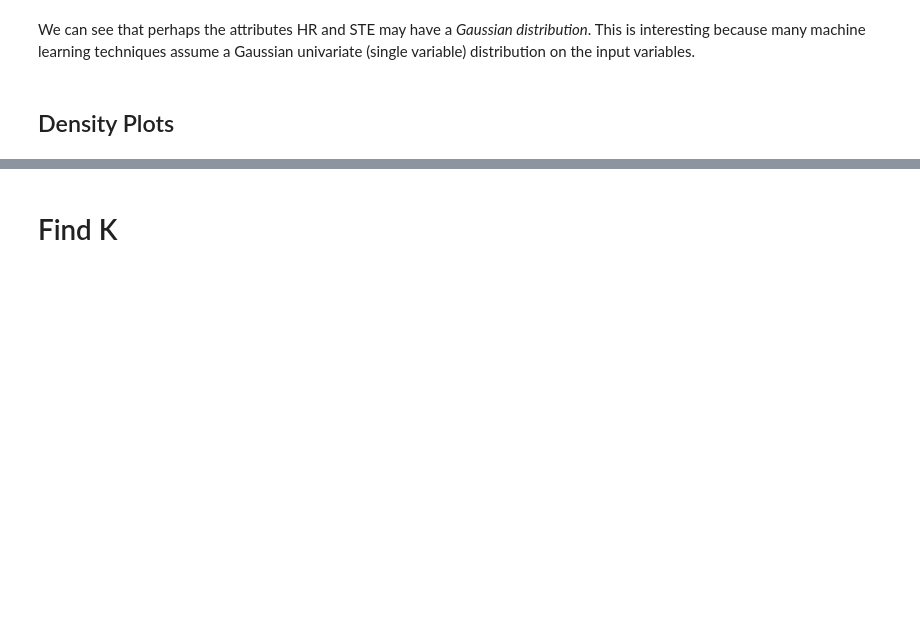
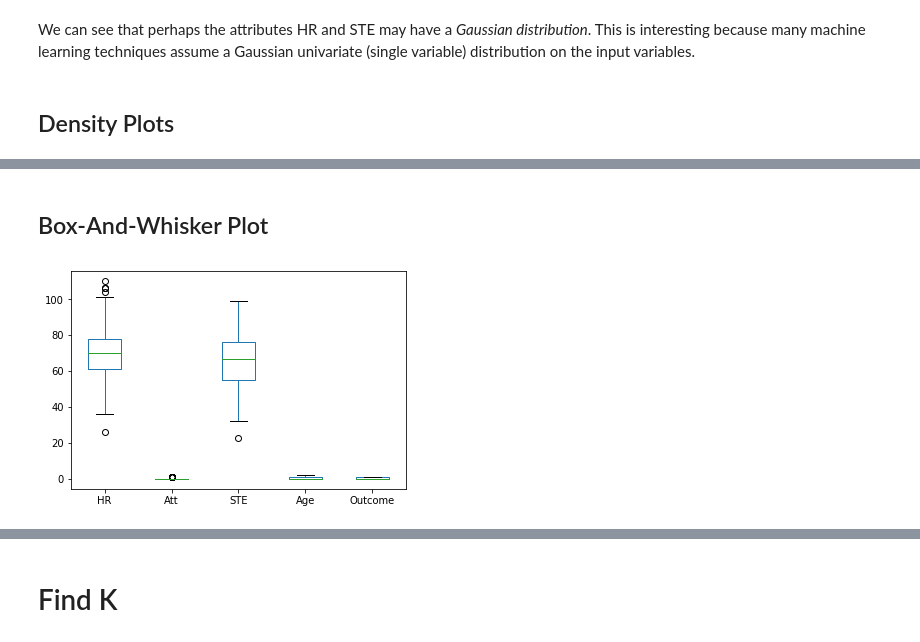
Before and after one commit to harperd/machine-learning, a Jupyter notebook: HeartAttackRisk.ipynb, the cells around one changed output, grey strips where cells are left out. Saved outputs shown, nothing was run; the diff lists cells and outputs as text; code cells hidden in the pictures; blank space fills up the shorter version.

```diff
--- a/HeartAttackRisk.ipynb
+++ b/HeartAttackRisk.ipynb
@@ -47,0 +89,7 @@ plt.show()
+# %% [markdown]
+## Box-And-Whisker Plot
+# %%
+df.plot(kind = 'box')
+plt.show()
+# %% [output]
+[figure, added]
```
Also changed, not shown: parts of 18 cells of this notebook.
